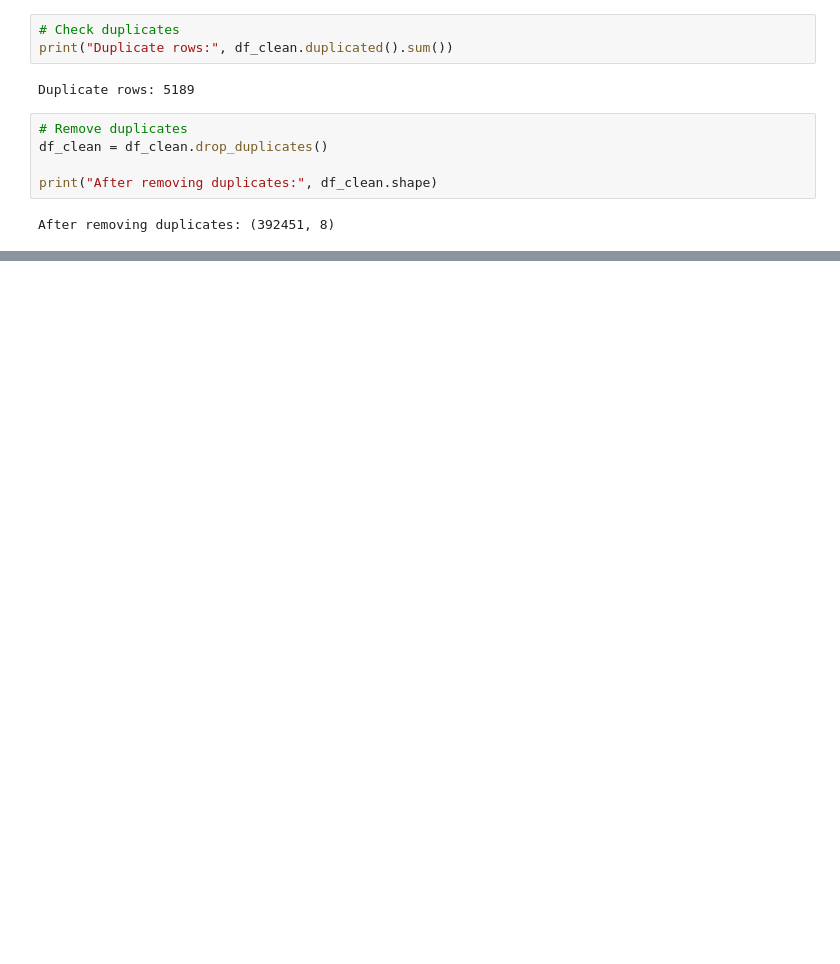
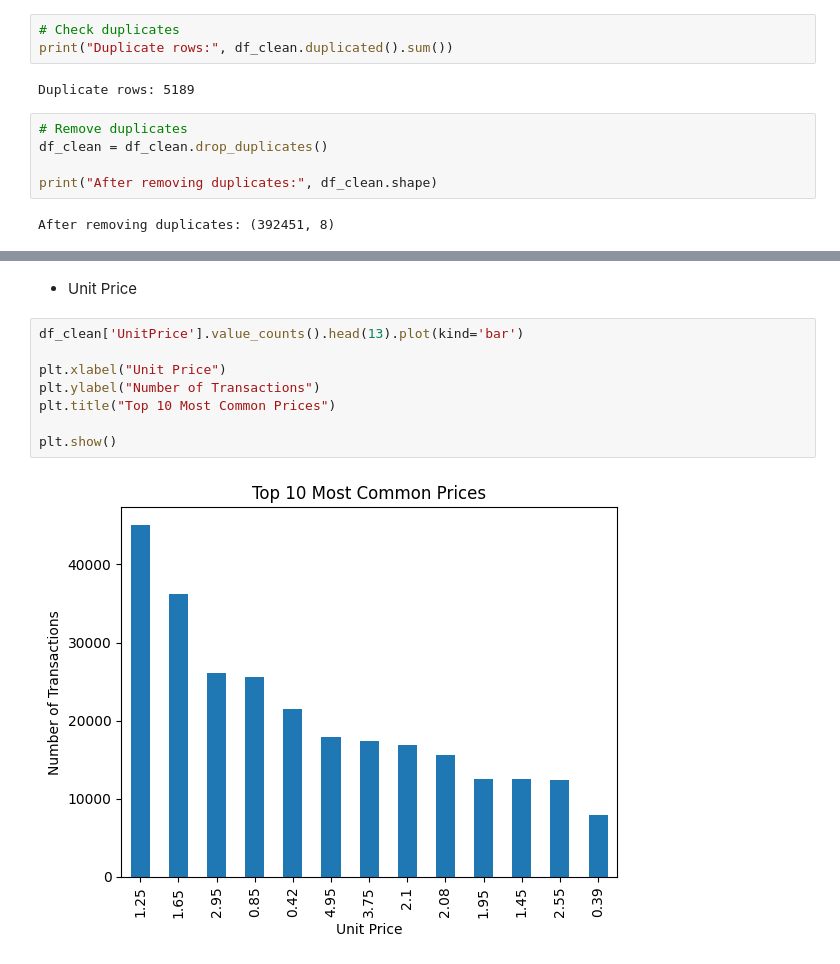
Before and after one commit to Rachit931/Cart-IQ, a Jupyter notebook: notebooks/01_EDA.ipynb, the cells around one changed output, grey strips where cells are left out. Cells and saved outputs as stored; diff of their text form; blank space fills up the shorter version.

```diff
--- a/notebooks/01_EDA.ipynb
+++ b/notebooks/01_EDA.ipynb
@@ -346,0 +429,12 @@ df_clean.shape
+# %% [markdown]
+* Unit Price
+# %%
+df_clean['UnitPrice'].value_counts().head(13).plot(kind='bar')
+
+plt.xlabel("Unit Price")
+plt.ylabel("Number of Transactions")
+plt.title("Top 10 Most Common Prices")
+
+plt.show()
+# %% [output]
+[figure, added]
```
Also changed, not shown: parts of 49 cells of this notebook.
